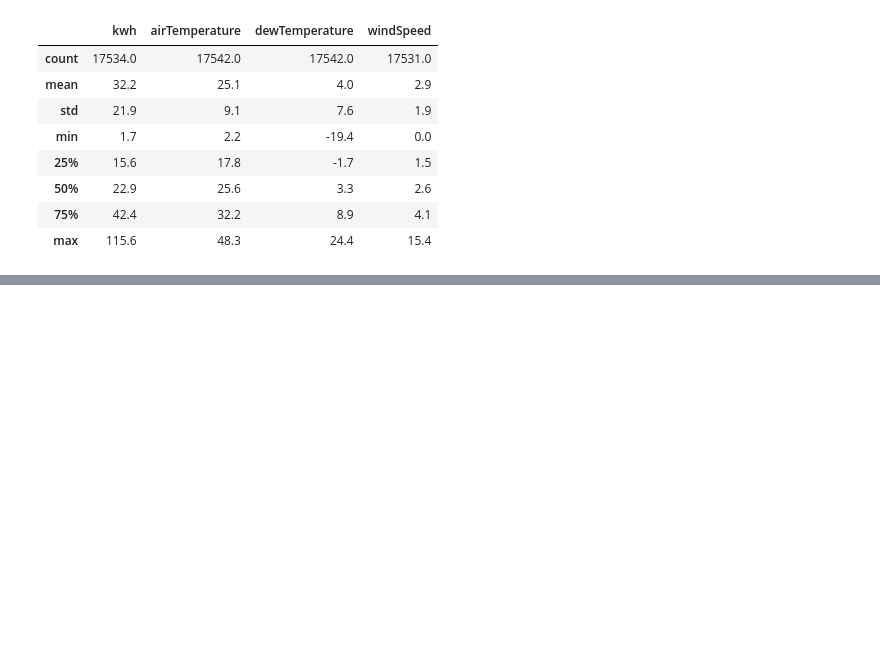
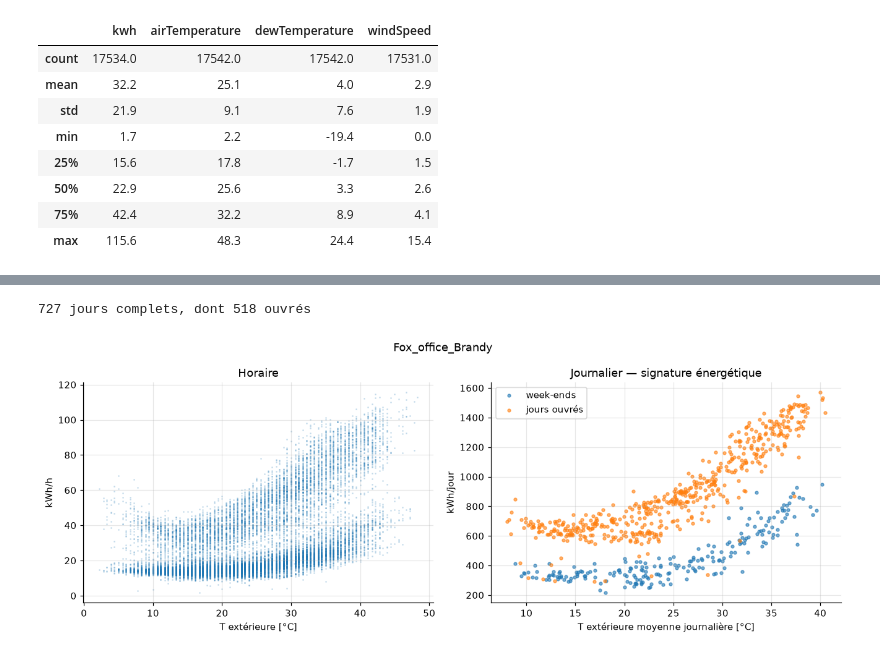
Before and after one commit to a-pestel/building-energy-ml, a Jupyter notebook: notebooks/01_exploration.ipynb, the cells around one changed output, grey strips where cells are left out. Drawn from its saved outputs; the diff is of its cells as text; code cells hidden in the pictures; blank space fills up the shorter version.

```diff
--- a/notebooks/01_exploration.ipynb
+++ b/notebooks/01_exploration.ipynb
@@ -242,0 +305,36 @@ Jours ouvrés : T_b = 21.8 °C | talon = 645 kWh/j | pente = 47.2 kWh/j/K | R²
+# %%
+day = (
+    df.resample("D")
+    .agg({"kwh": lambda x: x.sum(min_count=24), "airTemperature": "mean"})
+    .dropna()
+)
+day["ouvré"] = day.index.day_of_week < 5
+print(f"{len(day)} jours complets, dont {day['ouvré'].sum()} ouvrés")
+
+fig, axes = plt.subplots(1, 2, figsize=(12, 4.5))
+
+# (a) nuage horaire
+axes[0].scatter(df["airTemperature"], df["kwh"], s=1, alpha=0.15, color="tab:blue")
+axes[0].set_xlabel("T extérieure [°C]")
+axes[0].set_ylabel("kWh/h")
+axes[0].set_title("Horaire")
+
+# (b) signature journalière
+for ouvre, g in day.groupby("ouvré"):
+    axes[1].scatter(
+        g["airTemperature"],
+        g["kwh"],
+        s=10,
+        alpha=0.6,
+        label="jours ouvrés" if ouvre else "week-ends",
+    )
+axes[1].set_xlabel("T extérieure moyenne journalière [°C]")
+axes[1].set_ylabel("kWh/jour")
+axes[1].set_title("Journalier — signature énergétique")
+axes[1].legend()
+fig.suptitle(BUILDING)
+fig.tight_layout()
+fig.savefig(FIG / "01_signature.png")
+# %% [output]
+727 jours complets, dont 518 ouvrés
+[figure, added]
```
Also changed, not shown: parts of 46 cells of this notebook, 14 other files.
